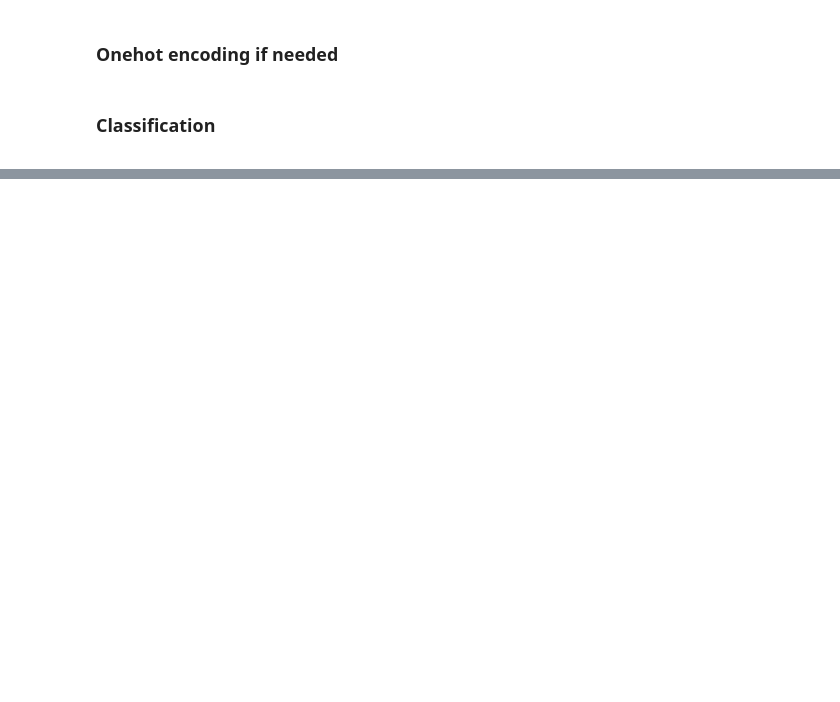
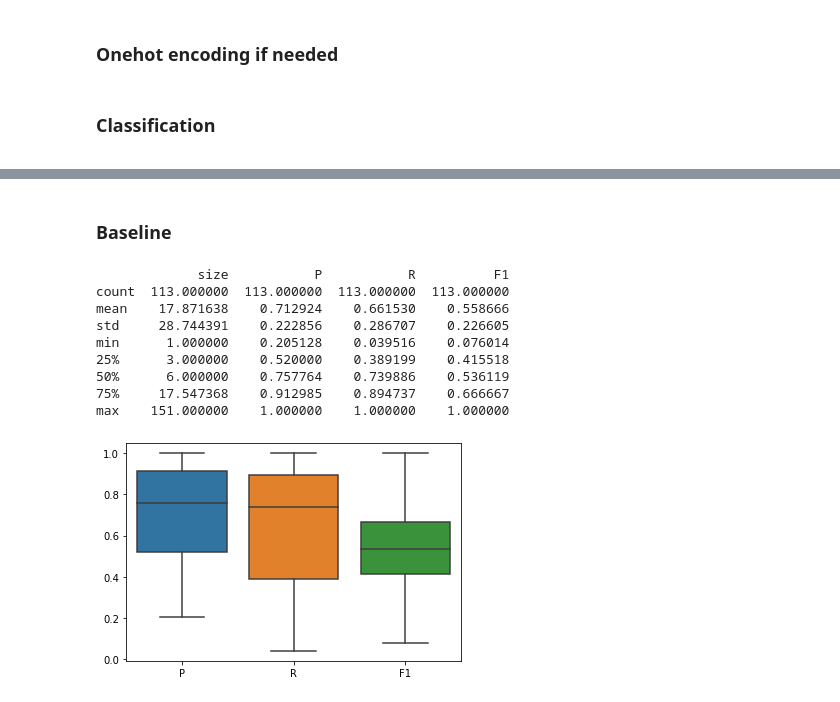
Before and after one commit to stewiemcbacon/thesis-document-splitting, a Jupyter notebook: notebooks/explore_classification.ipynb, the cells around one changed output, grey strips where cells are left out. Saved outputs shown, nothing was run; the diff lists cells and outputs as text; code cells hidden in the pictures; blank space fills up the shorter version.

Commit message:
added bcubed eval + some extra features

```diff
--- a/notebooks/explore_classification.ipynb
+++ b/notebooks/explore_classification.ipynb
@@ -287,0 +306,23 @@ array([0.34896885, 0.65103115])
+# %%
+def Bcubed(truth,pred):
+    assert sum(truth)==sum(pred)  # same amount of pages
+    truth,pred = make_index(truth), make_index(pred)
+
+    df  ={i:{'size':len(truth[i]),'P':0,'R':0,'F1':0} for i in truth}
+    for i in truth:
+        df[i]['P']= len(truth[i] & pred[i])/len(pred[i])
+        df[i]['R']= len(truth[i] & pred[i])/len(truth[i])
+        df[i]['F1']= (2*df[i]['P']*df[i]['R'])/(df[i]['P']+df[i]['R'])
+    df= pd.DataFrame.from_dict(df, orient='index')
+    df.index_name='PageNr'
+    return  df
+
+
+def MeanBcubed(truth,pred):
+    assert sum(truth)==sum(pred)  # same amount of pages
+    return Bcubed(truth,pred).mean()
+
+
+print(MeanBcubed(vb_truth,vb_pred))
+
+Bcubed(vb_truth,vb_pred)
@@ -287,0 +348,30 @@ array([0.34896885, 0.65103115])
+# %% [markdown]
+### Baseline
+# %%
+f= open('corpus1/TrainTestSet/Trainset/Doclengths_of_the_individual_docs_TRAIN.json')
+truth_corpus=json.load(f)
+# %%
+def fixedpage(truth,docsize=3):
+    number_of_blocks= sum(truth)//docsize
+    rest = sum(truth) % docsize
+    if rest !=0:
+        return [docsize for _ in range(number_of_blocks)]+[rest]
+    else:
+        return [docsize for _ in range(number_of_blocks)]
+
+D ={pdf: MeanBcubed(truth_corpus[pdf], fixedpage(truth_corpus[pdf],6))
+   for pdf in truth_corpus}
+results= pd.DataFrame.from_dict(D,orient='index')
+print(results.describe())
+sns.boxplot(data=results[['P','R','F1']]);
+# %% [output]
+             size           P           R          F1
+count  113.000000  113.000000  113.000000  113.000000
+mean    17.871638    0.712924    0.661530    0.558666
+std     28.744391    0.222856    0.286707    0.226605
+min      1.000000    0.205128    0.039516    0.076014
+25%      3.000000    0.520000    0.389199    0.415518
+50%      6.000000    0.757764    0.739886    0.536119
+75%     17.547368    0.912985    0.894737    0.666667
+max    151.000000    1.000000    1.000000    1.000000
+[figure, added]
```
Also changed, not shown: parts of 21 cells of this notebook, 1 other file.
